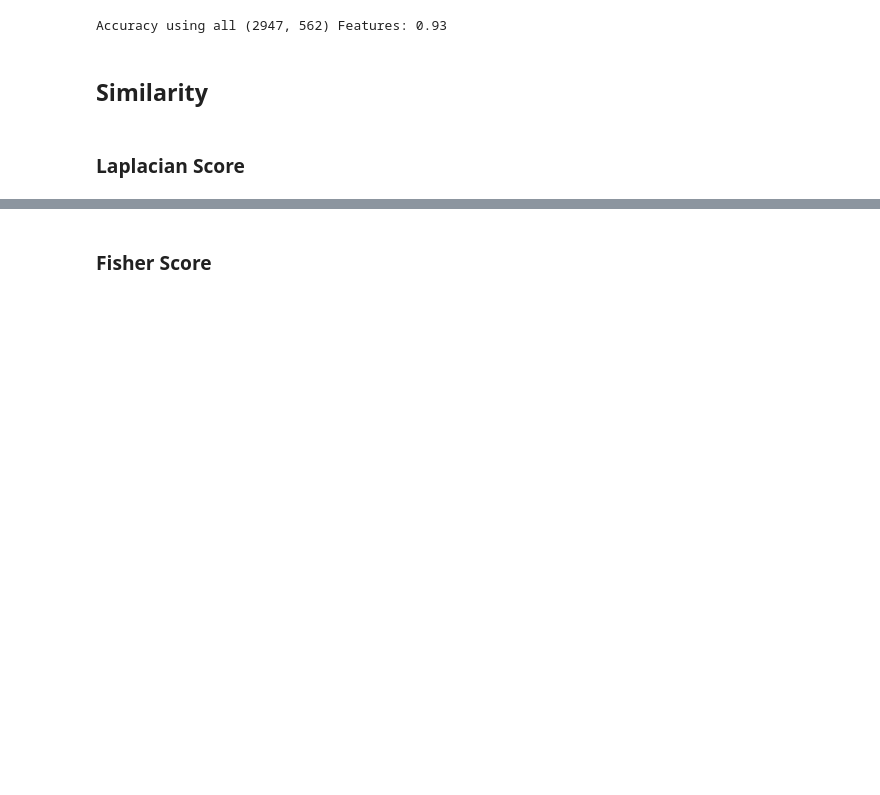
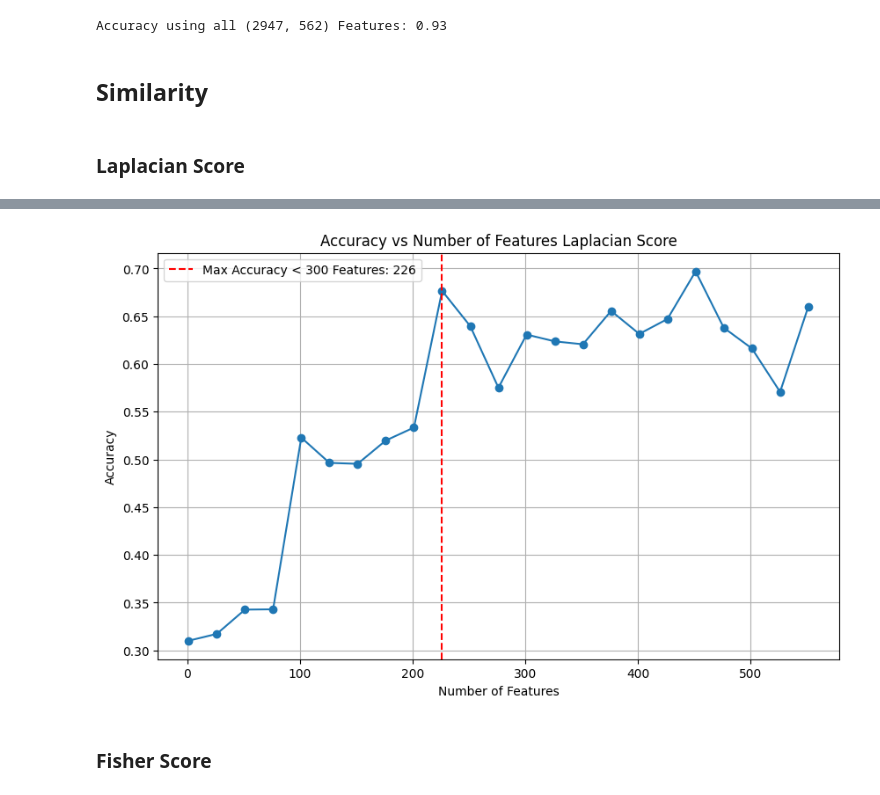
Before and after one commit to arthurriche/Time-Serie-Project, a Jupyter notebook: Methods.ipynb, the cells around one changed output, grey strips where cells are left out. Cells and saved outputs as stored; diff of their text form; code cells hidden in the pictures; blank space fills up the shorter version.

```diff
--- a/Methods.ipynb
+++ b/Methods.ipynb
@@ -512,3 +522,23 @@ Best accuracy: 0.70
+# %%
+max_accuracy_2_lap = 0
+best_num_features_2_lap = 0
+for num_features, accuracy in zip(num_features_list, accuracy_list):
+    if num_features < 300 and accuracy > max_accuracy_2_lap:
+        max_accuracy_2_lap = accuracy
+        best_num_features_2_lap = num_features
+
+# Plot the final graph with vertical line
+plt.figure(figsize=(10, 6))
+plt.xlabel('Number of Features')
+plt.ylabel('Accuracy')
+plt.title('Accuracy vs Number of Features Laplacian Score')
+plt.grid(True)
+plt.plot(num_features_list, accuracy_list, marker='o')
+plt.axvline(x=best_num_features_2_lap, color='r', linestyle='--', label=f'Max Accuracy < 300 Features: {best_num_features_2_lap:.0f}')
+plt.legend()
+plt.show()
+# %% [output]
+[figure, added]
 # %% [markdown]
 ### Fisher Score
 # %%
```
Also changed, not shown: parts of 21 cells of this notebook, 5 other files.
